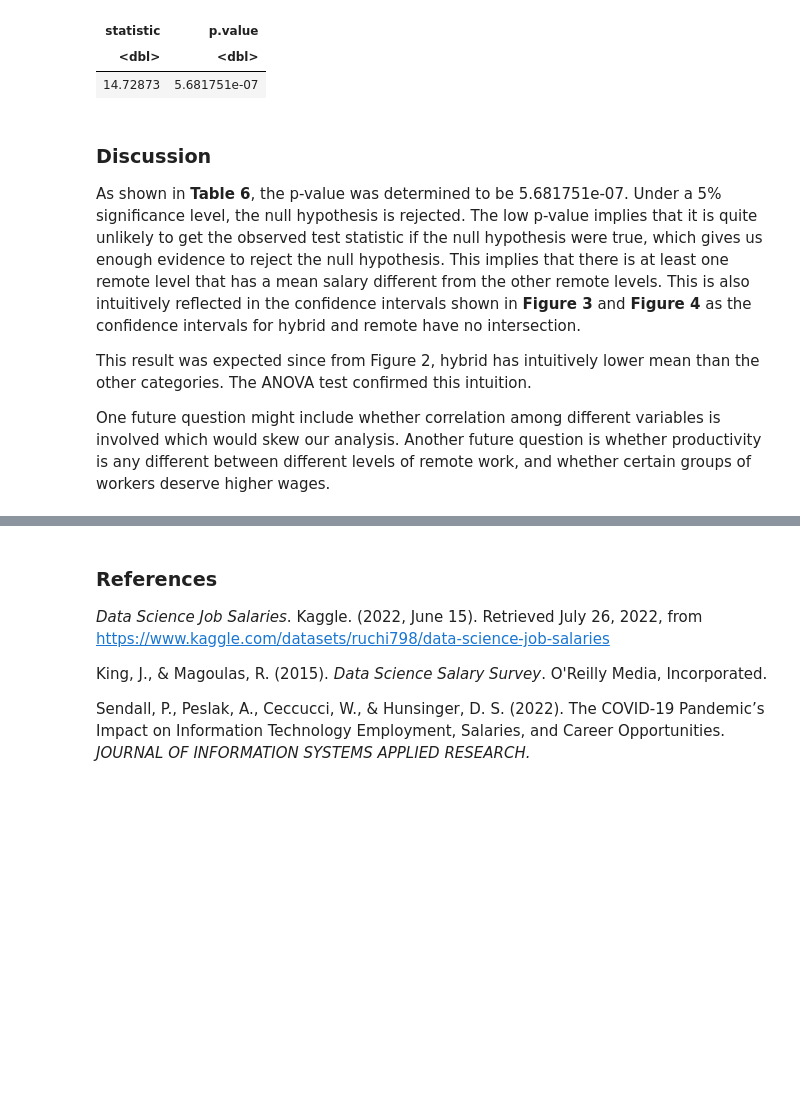
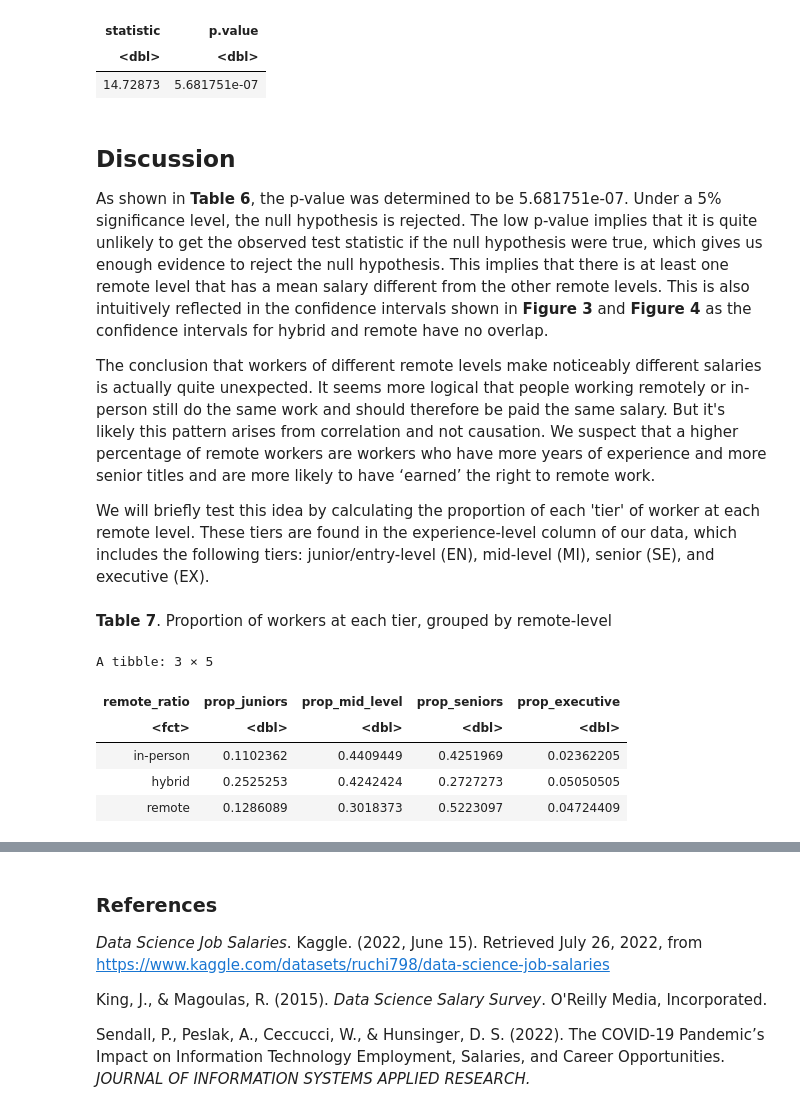
Before and after one commit to william-swy/stat_201_project, a Jupyter notebook: final_report.ipynb, the cells around one changed output, grey strips where cells are left out. Drawn from its saved outputs; the diff is of its cells as text; code cells hidden in the pictures; blank space fills up the shorter version.

Commit message:
expanded discussion section

```diff
--- a/final_report.ipynb
+++ b/final_report.ipynb
@@ -300,9 +300,24 @@ A tibble: 1 × 2
 | <dbl> | <dbl> |
 | 14.72873 | 5.681751e-07 |
 # %% [markdown]
-### Discussion
-As shown in **Table 6**, the p-value was determined to be 5.681751e-07. Under a 5% significance level, the null hypothesis is rejected. The low p-value implies that it is quite unlikely to get the observed test statistic if the null hypothesis were true, which gives us enough evidence to reject the null hypothesis. This implies that there is at least one remote level that has a mean salary different from the other remote levels. This is also intuitively reflected in the confidence intervals shown in **Figure 3** and **Figure 4** as the confidence intervals for hybrid and remote have no intersection.
+## Discussion
+As shown in **Table 6**, the p-value was determined to be 5.681751e-07. Under a 5% significance level, the null hypothesis is rejected. The low p-value implies that it is quite unlikely to get the observed test statistic if the null hypothesis were true, which gives us enough evidence to reject the null hypothesis. This implies that there is at least one remote level that has a mean salary different from the other remote levels. This is also intuitively reflected in the confidence intervals shown in **Figure 3** and **Figure 4** as the confidence intervals for hybrid and remote have no overlap.
 
-This result was expected since from Figure 2, hybrid has intuitively lower mean than the other categories. The ANOVA test confirmed this intuition.
+The conclusion that workers of different remote levels make noticeably different salaries is actually quite unexpected. It seems more logical that people working remotely or in-person still do the same work and should therefore be paid the same salary. But it's likely this pattern arises from correlation and not causation. We suspect that a higher percentage of remote workers are workers who have more years of experience and more senior titles and are more likely to have ‘earned’ the right to remote work.
 
-One future question might include whether correlation among different variables is involved which would skew our analysis. Another future question is whether productivity is any different between different levels of remote work, and whether certain groups of workers deserve higher wages.
+We will briefly test this idea by calculating the proportion of each 'tier' of worker at each remote level. These tiers are found in the experience-level column of our data, which includes the following tiers: junior/entry-level (EN), mid-level (MI), senior (SE), and executive (EX).
+# %%
+employee_props <- salary_data_clean %>% group_by(remote_ratio) %>%
+    summarize(prop_juniors = mean(experience_level == 'EN'), prop_mid_level = mean(experience_level == 'MI'),
+                prop_seniors = mean(experience_level == 'SE'), prop_executive = mean(experience_level == 'EX'))
+# %% [markdown]
+**Table 7**. Proportion of workers at each tier, grouped by remote-level
+# %%
+employee_props
+# %% [output]
+A tibble: 3 × 5
+| remote_ratio | prop_juniors | prop_mid_level | prop_seniors | prop_executive |
+| <fct> | <dbl> | <dbl> | <dbl> | <dbl> |
+| in-person | 0.1102362 | 0.4409449 | 0.4251969 | 0.02362205 |
+| hybrid | 0.2525253 | 0.4242424 | 0.2727273 | 0.05050505 |
+| remote | 0.1286089 | 0.3018373 | 0.5223097 | 0.04724409 |
```
Also changed, not shown: parts of 2 cells of this notebook.
